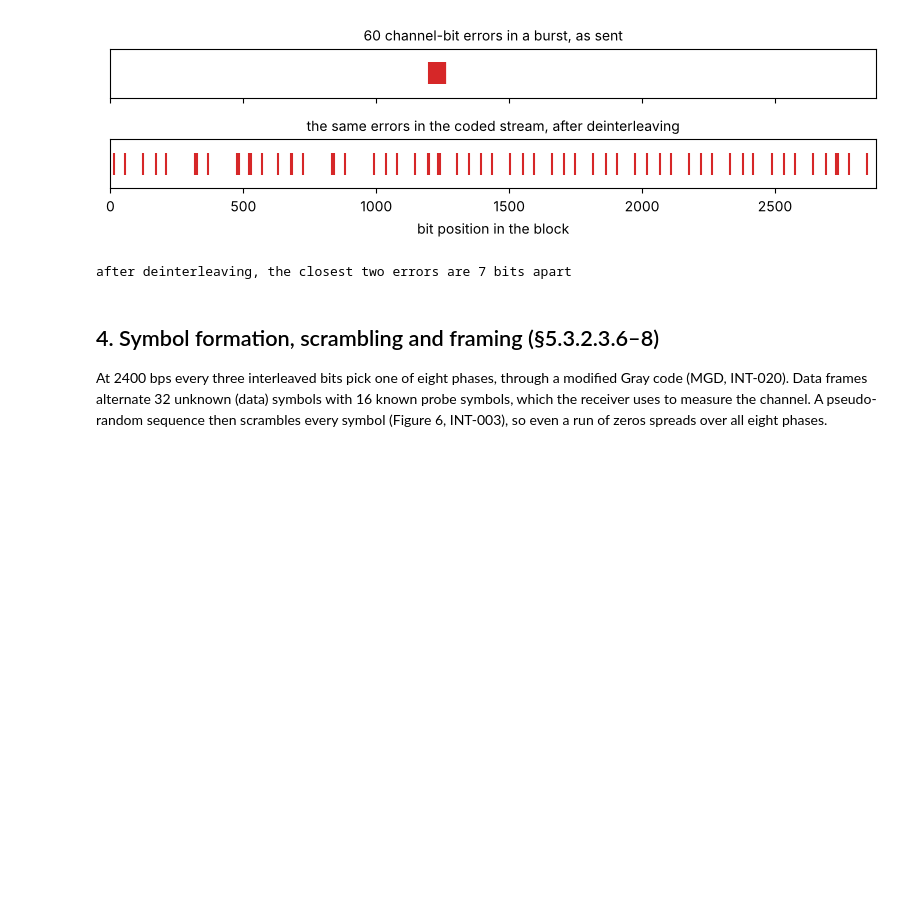
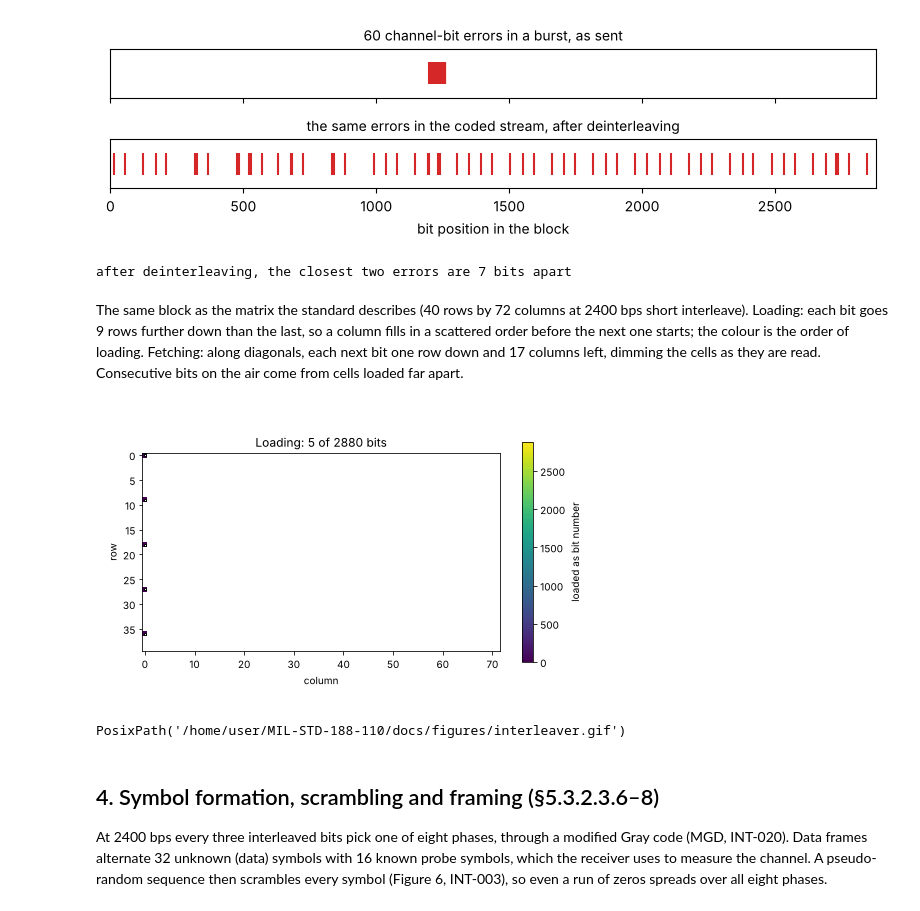
Before and after one commit to Willt125/MIL-STD-188-110, a Jupyter notebook: docs/walkthrough.ipynb, the cells around one changed output. Cells and saved outputs as stored; diff of their text form; code cells hidden in the pictures; blank space fills up the shorter version.

```diff
--- a/docs/walkthrough.ipynb
+++ b/docs/walkthrough.ipynb
@@ -96,6 +100,56 @@ print("after deinterleaving, the closest two errors are", np.diff(in_code).min()
 # %% [output]
 [figure]
 after deinterleaving, the closest two errors are 7 bits apart
+# %% [markdown]
+The same block as the matrix the standard describes (40 rows by 72 columns at 2400 bps
+short interleave). Loading: each bit goes 9 rows further down than the last, so a column
+fills in a scattered order before the next one starts; the colour is the order of
+loading. Fetching: along diagonals, each next bit one row down and 17 columns left,
+dimming the cells as they are read. Consecutive bits on the air come from cells loaded
+far apart.
+# %%
+rows, cols = MODE.interleaver_rows, MODE.interleaver_cols
+load_cells = load_positions(rows, cols, MODE.interleaver_load_row_step)
+fetch_cells = fetch_positions(rows, cols, MODE.interleaver_fetch_col_decrement)
+# Slowly through the first column (and the first diagonal), then faster.
+slow = np.arange(5, rows + 1, 5)
+counts = np.concatenate([slow, np.geomspace(2 * rows, rows * cols, 8 if QUICK else 16)])
+counts = np.unique(counts.astype(int))
+fig, ax = plt.subplots(figsize=(7, 4.2))
+order = np.full(rows * cols, np.nan)
+image = ax.imshow(order.reshape(rows, cols), cmap="viridis", vmin=0, vmax=rows * cols)
+shade = ax.imshow(np.zeros((rows, cols, 4)))
+(recent,) = ax.plot([], [], "s", color="white", markersize=2.5, markeredgecolor="black")
+ax.set_xlabel("column")
+ax.set_ylabel("row")
+fig.colorbar(image, ax=ax, label="loaded as bit number", shrink=0.8)
+fig.tight_layout()
+
+
+def draw_interleaver(frame):
+    dimmed = np.zeros((rows * cols, 4))
+    phase, i = divmod(min(frame, 2 * counts.size - 1), counts.size)
+    n, before = counts[i], counts[i - 1] if i else 0
+    if phase == 0:  # loading
+        order[:] = np.nan
+        order[load_cells[:n]] = np.arange(n)
+        new = load_cells[before:n]
+        ax.set_title(f"Loading: {n} of {rows * cols} bits")
+    else:  # fetching
+        dimmed[fetch_cells[:n]] = (1, 1, 1, 0.75)
+        new = fetch_cells[before:n]
+        ax.set_title(f"Fetching: {n} of {rows * cols} bits sent")
+    image.set_data(order.reshape(rows, cols))
+    shade.set_data(dimmed.reshape(rows, cols, 4))
+    shown_new = new[-rows:]  # mark at most one column's or diagonal's worth
+    recent.set_data(shown_new % cols, shown_new // cols)
+    return image, shade, recent
+
+
+save_gif(FuncAnimation(fig, draw_interleaver, frames=2 * counts.size + 4), "interleaver", fps=4)
+# %% [output]
+[figure, added]
+PosixPath('/home/user/MIL-STD-188-110/docs/figures/interleaver.gif')
 # %% [markdown]
 ## 4. Symbol formation, scrambling and framing (§5.3.2.3.6–8)
 
```
Also changed, not shown: parts of 7 cells of this notebook, 9 other files.
